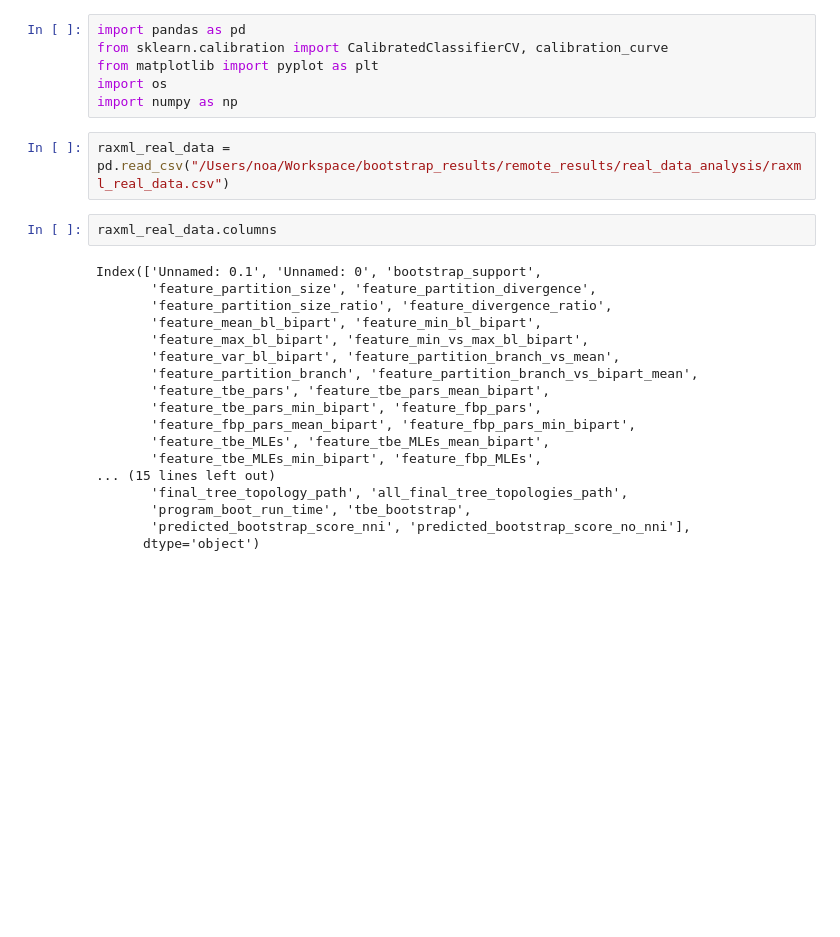
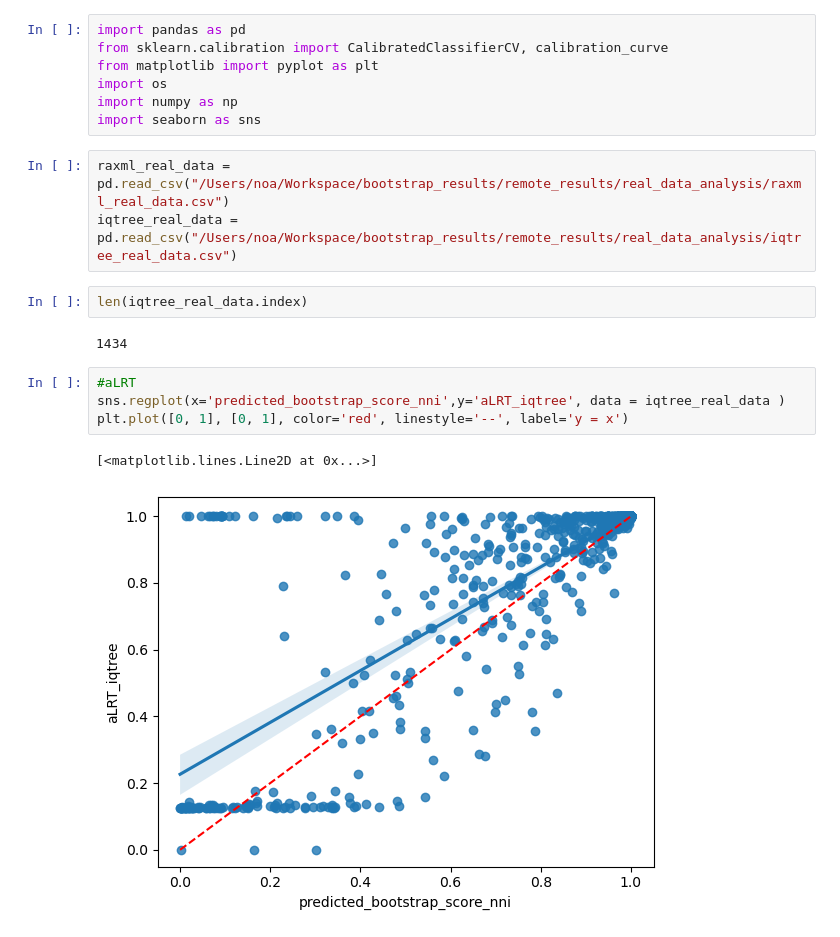
Before and after one commit to noaeker/bootstrap_repo, a Jupyter notebook: python notebooks/real_data_analysis.ipynb, the cells around one changed output. Cells and saved outputs as stored; diff of their text form; blank space fills up the shorter version.

```diff
--- a/python notebooks/real_data_analysis.ipynb
+++ b/python notebooks/real_data_analysis.ipynb
@@ -4,25 +4,18 @@ from sklearn.calibration import CalibratedClassifierCV, calibration_curve
 from matplotlib import pyplot as plt
 import os
 import numpy as np
+import seaborn as sns
 # %%
 raxml_real_data = pd.read_csv("/Users/noa/Workspace/bootstrap_results/remote_results/real_data_analysis/raxml_real_data.csv")
+iqtree_real_data = pd.read_csv("/Users/noa/Workspace/bootstrap_results/remote_results/real_data_analysis/iqtree_real_data.csv")
-# %%
-raxml_real_data.columns
-# %% [output]
-Index(['Unnamed: 0.1', 'Unnamed: 0', 'bootstrap_support',
-       'feature_partition_size', 'feature_partition_divergence',
-       'feature_partition_size_ratio', 'feature_divergence_ratio',
-       'feature_mean_bl_bipart', 'feature_min_bl_bipart',
-       'feature_max_bl_bipart', 'feature_min_vs_max_bl_bipart',
-       'feature_var_bl_bipart', 'feature_partition_branch_vs_mean',
-       'feature_partition_branch', 'feature_partition_branch_vs_bipart_mean',
-       'feature_tbe_pars', 'feature_tbe_pars_mean_bipart',
-       'feature_tbe_pars_min_bipart', 'feature_fbp_pars',
-       'feature_fbp_pars_mean_bipart', 'feature_fbp_pars_min_bipart',
-       'feature_tbe_MLEs', 'feature_tbe_MLEs_mean_bipart',
-       'feature_tbe_MLEs_min_bipart', 'feature_fbp_MLEs',
-... (15 lines left out)
-       'final_tree_topology_path', 'all_final_tree_topologies_path',
-       'program_boot_run_time', 'tbe_bootstrap',
-       'predicted_bootstrap_score_nni', 'predicted_bootstrap_score_no_nni'],
-      dtype='object')
+# %%
+len(iqtree_real_data.index)
+# %% [output]
+1434
+# %%
+#aLRT
+sns.regplot(x='predicted_bootstrap_score_nni',y='aLRT_iqtree', data = iqtree_real_data )
+plt.plot([0, 1], [0, 1], color='red', linestyle='--', label='y = x')
+# %% [output]
+[<matplotlib.lines.Line2D at 0x...>]
+[figure, added]
```
Also changed, not shown: parts of 11 cells of this notebook, 6 other files.
